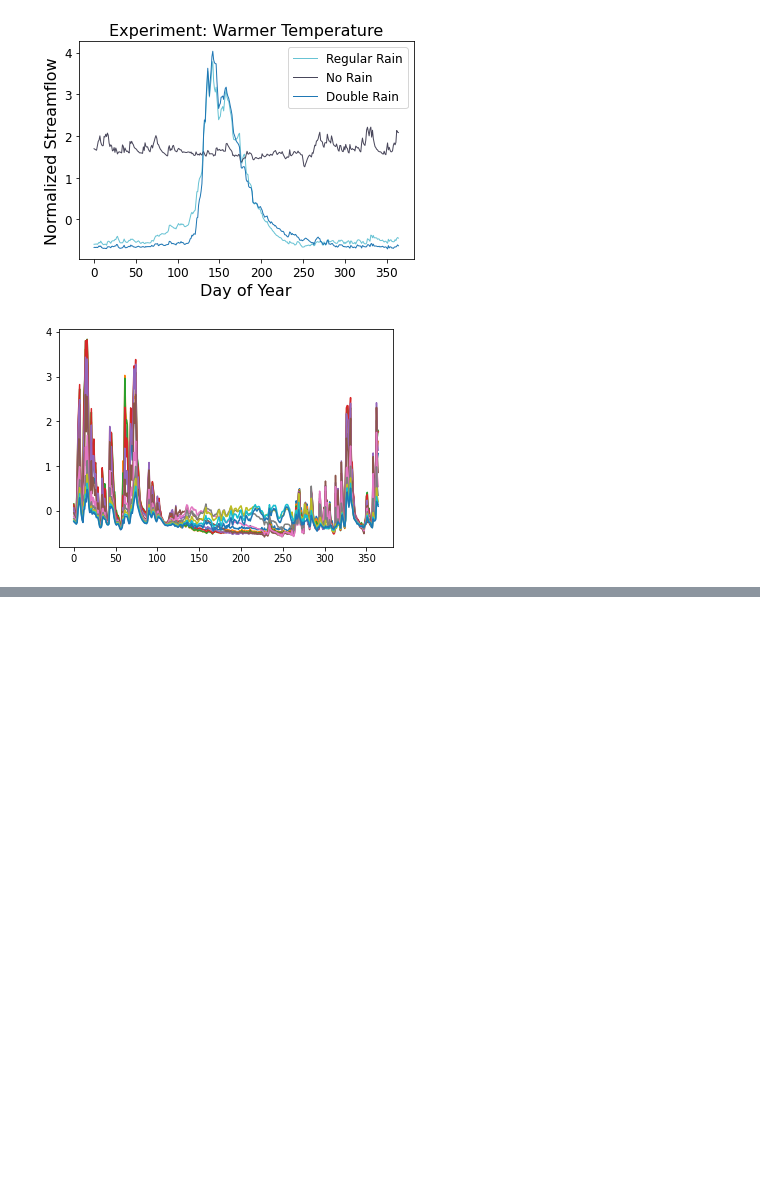
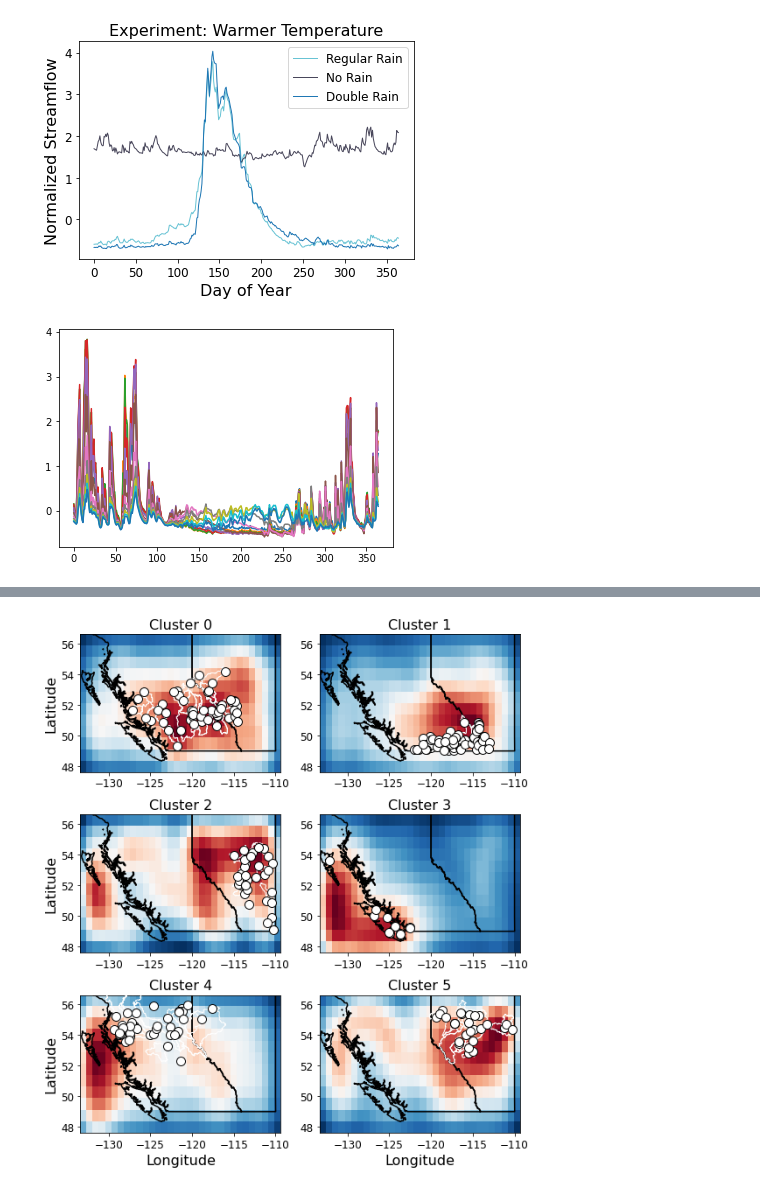
Before and after one commit to andersonsam/cnn_lstm_era, a Jupyter notebook: main_publish.ipynb, the cells around one changed output, grey strips where cells are left out. Cells and saved outputs as stored; diff of their text form; code cells hidden in the pictures; blank space fills up the shorter version.

```diff
--- a/main_publish.ipynb
+++ b/main_publish.ipynb
@@ -3814,0 +4046,47 @@ plt.show()
+# %%
+#cold
+
+saveIt = 0
+saveEPS = 0
+
+fs = 16
+
+nrows = 3
+ncols = 2
+
+fix, axes = plt.subplots(nrows = nrows, ncols = ncols, figsize = (4*ncols,3*nrows))
+
+for cluster, ax in enumerate(axes.flatten()):
+
+  inds = np.argwhere(seasonal_clustering.labels_ == cluster).reshape(-1,1)
+
+  ax.imshow(cluster_heat_cold_mean[cluster].reshape(np.shape(Tmax[0])), aspect = 'auto', cmap = 'RdBu_r', extent = extentERA)
+
+  for ind in inds:
+    basin = stationBasins[ind[0]]
+    if basin is not None:
+        for poly in basin:
+            for p in poly:
+                x,y = p.exterior.xy
+                ax.plot(x,y,'w', linewidth = 1, zOrder = 3)
+
+  ax.scatter(stationLon[stationInds[inds]], stationLat[stationInds[inds]], s = 100, facecolor = 'w', edgecolor = 'k', zOrder = 4)
+  plot_prov_ax(prov = prov, ax = ax)
+  ax.tick_params(labelsize = fs-4)
+
+  if cluster == 4 or cluster == 5:
+    ax.set_xlabel('Longitude', fontsize = fs)
+  if cluster == 0 or cluster == 2 or cluster == 4:
+    ax.set_ylabel('Latitude', fontsize = fs)
+  ax.set_title('Cluster ' + str(cluster), fontsize = fs)
+  ax.set_xlim((extentERA[0], extentERA[1]))
+  ax.set_ylim((extentERA[2], extentERA[3]))
+
+plt.tight_layout()
+
+if saveIt:
+  plt.savefig('ensemble_mean_fine_sensitivity.png', dpi = 200, bbox_inches = 'tight')
+if saveEPS:
+  plt.savefig('ensemble_mean_fine_sensitivity.eps', format = 'eps', bbox_inches='tight')
+# %% [output]
+[figure, added]
```
Also changed, not shown: parts of 14 cells of this notebook.
